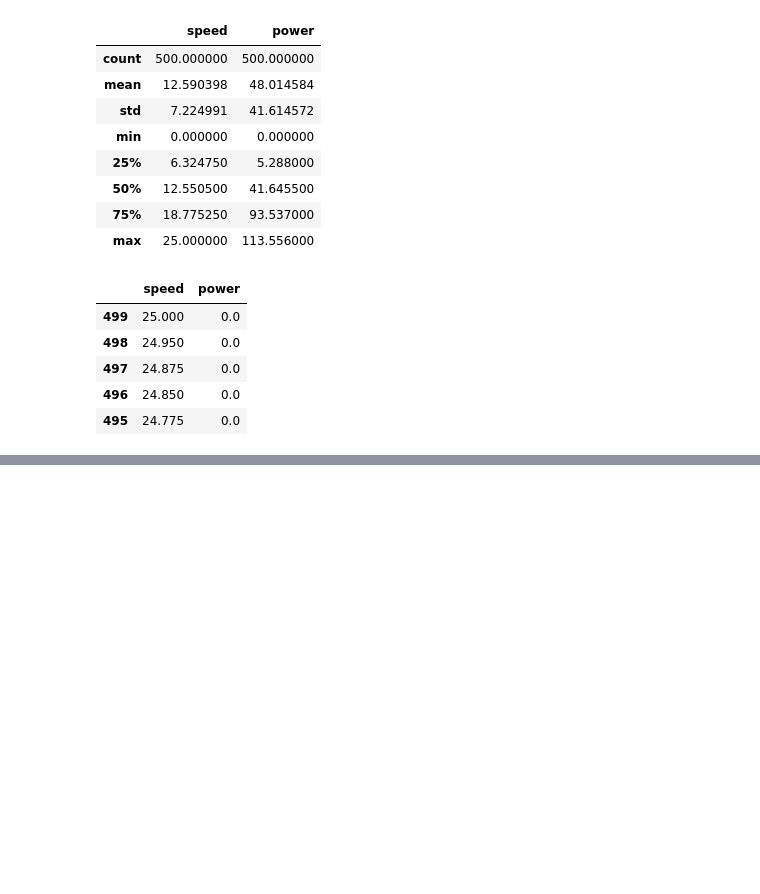
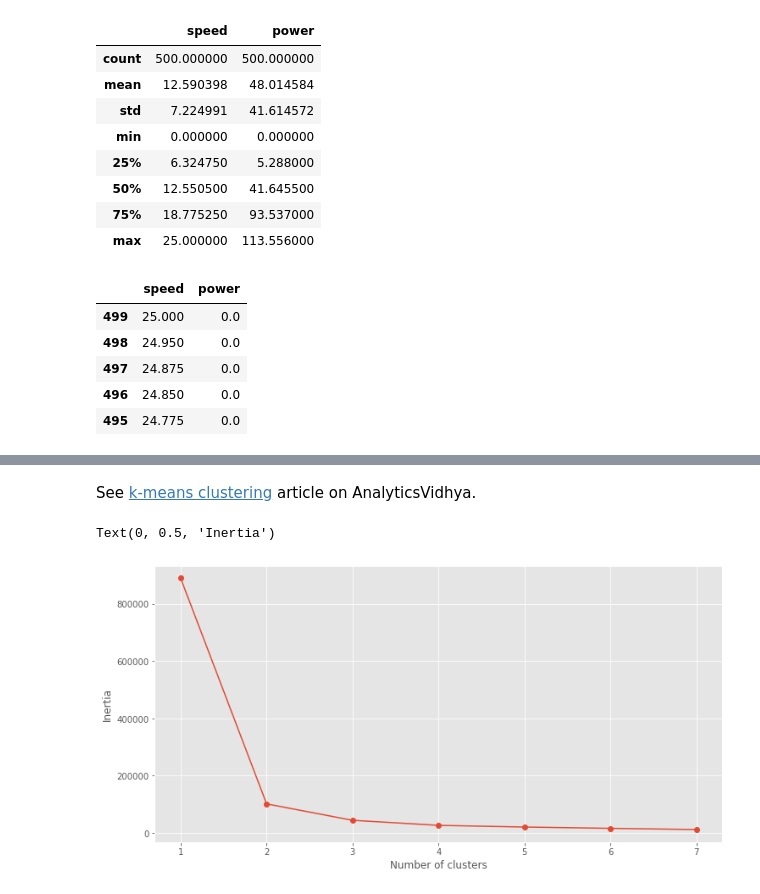
Before and after one commit to angela1C/MLASProject, a Jupyter notebook: speed_power.ipynb, the cells around one changed output, grey strips where cells are left out. Saved outputs shown, nothing was run; the diff lists cells and outputs as text; code cells hidden in the pictures; blank space fills up the shorter version.

```diff
--- a/speed_power.ipynb
+++ b/speed_power.ipynb
@@ -471,0 +619,19 @@ df.sort_values(by='speed', ascending=False).head()
+# %% [markdown]
+See [k-means clustering](https://www.analyticsvidhya.com/blog/2019/08/comprehensive-guide-k-means-clustering/) article on AnalyticsVidhya.
+# %%
+# fitting multiple k-means algorithms and storing the values in an empty list
+Inertia = []
+for cluster in range(1,8):
+    kmeans = skcl.KMeans(n_clusters = cluster, init='k-means++')
+    kmeans.fit(X)
+    Inertia.append(kmeans.inertia_)
+
+# converting the results into a dataframe and plotting them
+frame = pd.DataFrame({'Cluster':range(1,8), 'Inertia':Inertia})
+plt.figure(figsize=(12,6))
+plt.plot(frame['Cluster'], frame['Inertia'], marker='o')
+plt.xlabel('Number of clusters')
+plt.ylabel('Inertia')
+# %% [output]
+Text(0, 0.5, 'Inertia')
+[figure, added]
```
Also changed, not shown: parts of 21 cells of this notebook.
